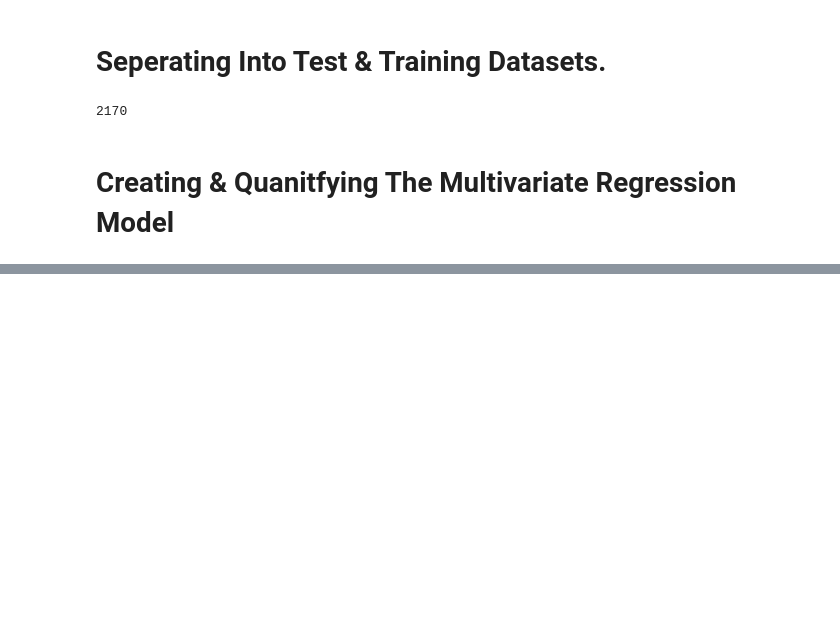
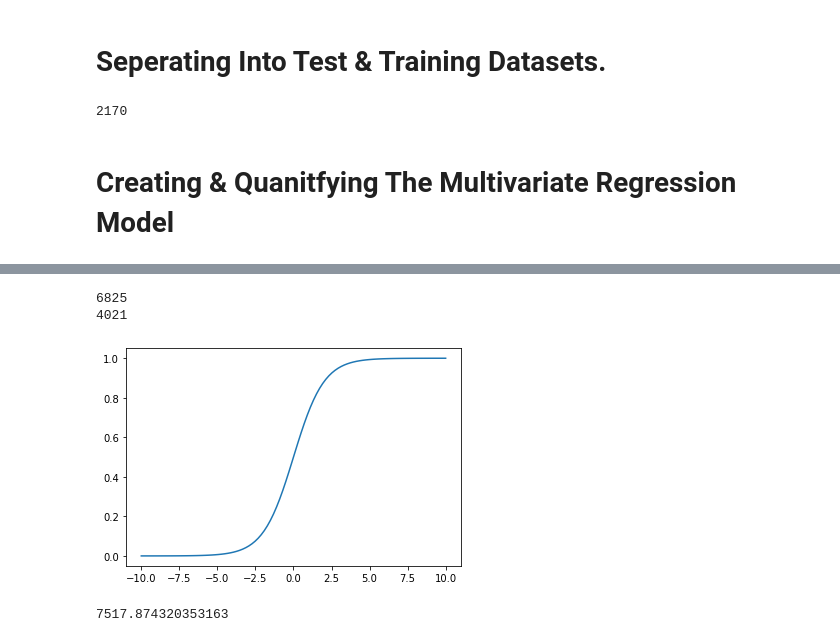
Before and after one commit to JonathanClifford/597ML-MachineLearningWeatherPrediction, a Jupyter notebook: mainAnalysisOfWeatherData.ipynb, the cells around one changed output, grey strips where cells are left out. Saved outputs shown, nothing was run; the diff lists cells and outputs as text; code cells hidden in the pictures; blank space fills up the shorter version.

```diff
--- a/mainAnalysisOfWeatherData.ipynb
+++ b/mainAnalysisOfWeatherData.ipynb
@@ -203,0 +239,17 @@ The R^2 of the Test Model is:
+# %%
+#List of days it has not rained
+zeros = []
+for i in range(len(date)):
+    if precipitation[i] == 0:
+        zeros.append(precipitation[i])
+print(len(zeros))
+
+#List of days it has rained
+ones = []
+for i in range(len(date)):
+    if precipitation[i] == 1:
+        ones.append(precipitation[i])
+print(len(ones))
+# %% [output]
+6825
+4021
@@ -203,0 +276,45 @@ The R^2 of the Test Model is:
+# %%
+# Function for logistic function
+def logistic(z):
+    p = np.full(z.shape, 0.5)
+    p = 1/ (1 + np.exp(-z))
+    return p
+
+# Function for the cost function
+def cost_function(X, y, theta):
+    cost = 0
+    thetaT = np.transpose(theta)
+    exponent = np.dot(X, thetaT)
+
+    h = 1/(1 + np.exp(-exponent))
+    cost = np.dot(-y,np.log(h)) - np.dot((1-y), np.log(1-h))
+    return cost
+
+# function for gradient descent
+def gradient_descent( X, y, theta, alpha, iters ):
+    J_history = []
+    for i in range(iters):
+        thetaT = np.transpose(theta)
+        exponent = np.dot(X,thetaT)
+
+        h = 1 / (1 + np.exp(-exponent))
+        Jd = 2 * np.dot((h- y), X)
+        theta = theta - alpha*Jd
+
+        J_history.append(cost_function(X,y,theta))
+    return theta, J_history
+# %%
+# implement logistic function
+z = np.linspace(-10, 10, 100)
+plt.plot(z, logistic(z))
+plt.show()
+# %% [output]
+[figure, added]
+# %%
+#Implement Cost function
+
+
+theta = np.zeros(n)
+print(cost_function(X, y, theta)) # prints 38.81624....
+# %% [output]
+7517.874320353163
```
Also changed, not shown: parts of 8 cells of this notebook.
